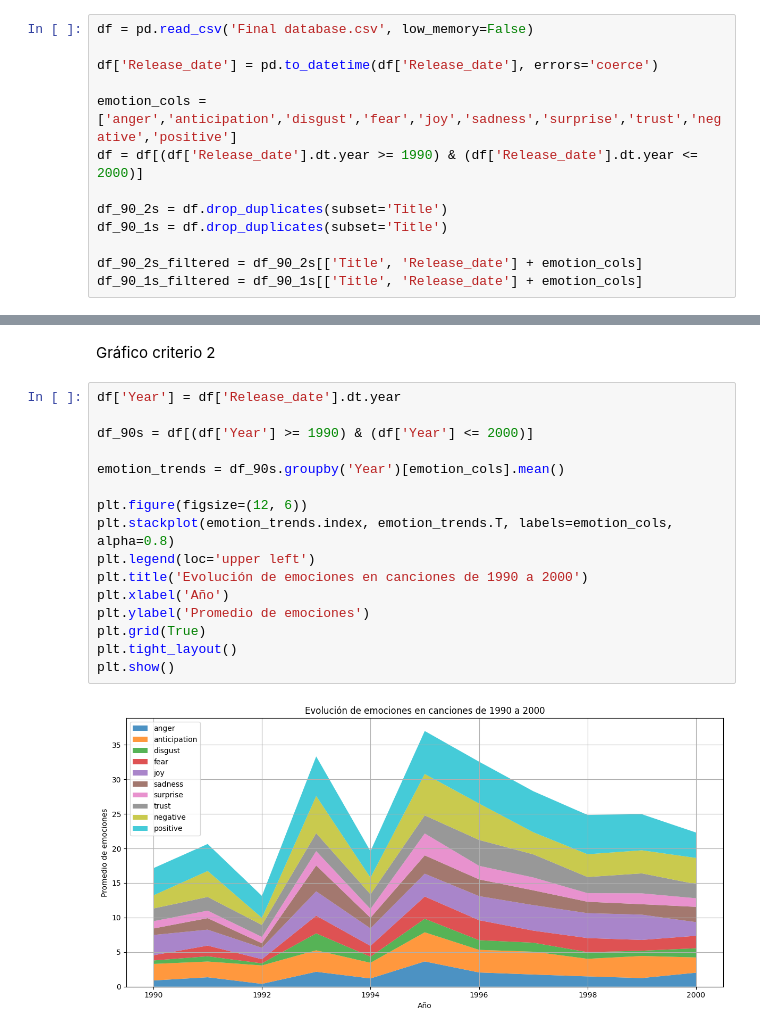
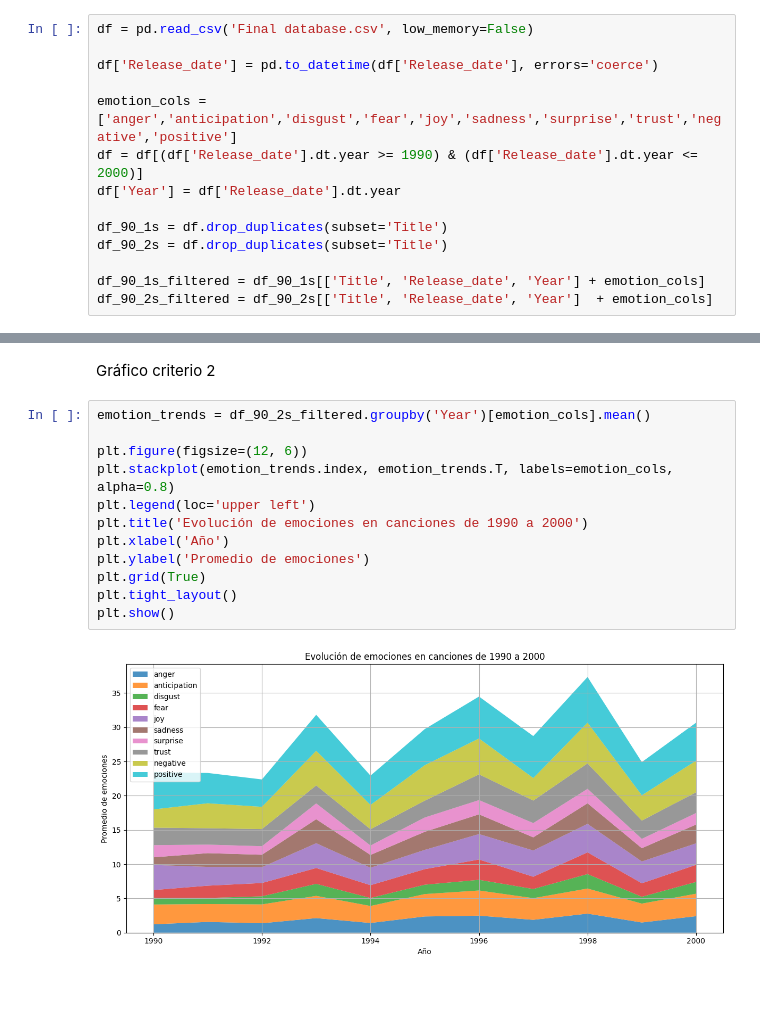
Before and after one commit to DiegoCisternas/VD_Grupo24, a Jupyter notebook: Tarea1/Diego_Cisternas.ipynb, the cells around one changed output, grey strips where cells are left out. Cells and saved outputs as stored; diff of their text form; blank space fills up the shorter version.

```diff
--- a/Tarea1/Diego_Cisternas.ipynb
+++ b/Tarea1/Diego_Cisternas.ipynb
@@ -14,9 +9,10 @@ df['Release_date'] = pd.to_datetime(df['Release_date'], errors='coerce')
 
 emotion_cols = ['anger','anticipation','disgust','fear','joy','sadness','surprise','trust','negative','positive']
 df = df[(df['Release_date'].dt.year >= 1990) & (df['Release_date'].dt.year <= 2000)]
+df['Year'] = df['Release_date'].dt.year
 
+df_90_1s = df.drop_duplicates(subset='Title')
 df_90_2s = df.drop_duplicates(subset='Title')
-df_90_1s = df.drop_duplicates(subset='Title')
 
-df_90_2s_filtered = df_90_2s[['Title', 'Release_date'] + emotion_cols]
-df_90_1s_filtered = df_90_1s[['Title', 'Release_date'] + emotion_cols]
+df_90_1s_filtered = df_90_1s[['Title', 'Release_date', 'Year'] + emotion_cols]
+df_90_2s_filtered = df_90_2s[['Title', 'Release_date', 'Year']  + emotion_cols]
@@ -71,20 +54,16 @@ plt.show()
 # %% [markdown]
 Gráfico criterio 2
 # %%
-df['Year'] = df['Release_date'].dt.year
-
-df_90s = df[(df['Year'] >= 1990) & (df['Year'] <= 2000)]
-
-emotion_trends = df_90s.groupby('Year')[emotion_cols].mean()
+emotion_trends = df_90_2s_filtered.groupby('Year')[emotion_cols].mean()
 
 plt.figure(figsize=(12, 6))
 plt.stackplot(emotion_trends.index, emotion_trends.T, labels=emotion_cols, alpha=0.8)
 plt.legend(loc='upper left')
 plt.title('Evolución de emociones en canciones de 1990 a 2000')
 plt.xlabel('Año')
 plt.ylabel('Promedio de emociones')
 plt.grid(True)
 plt.tight_layout()
 plt.show()
 # %% [output]
-[figure, old version]
+[figure, new version]
```
Also changed, not shown: parts of 3 cells of this notebook.
